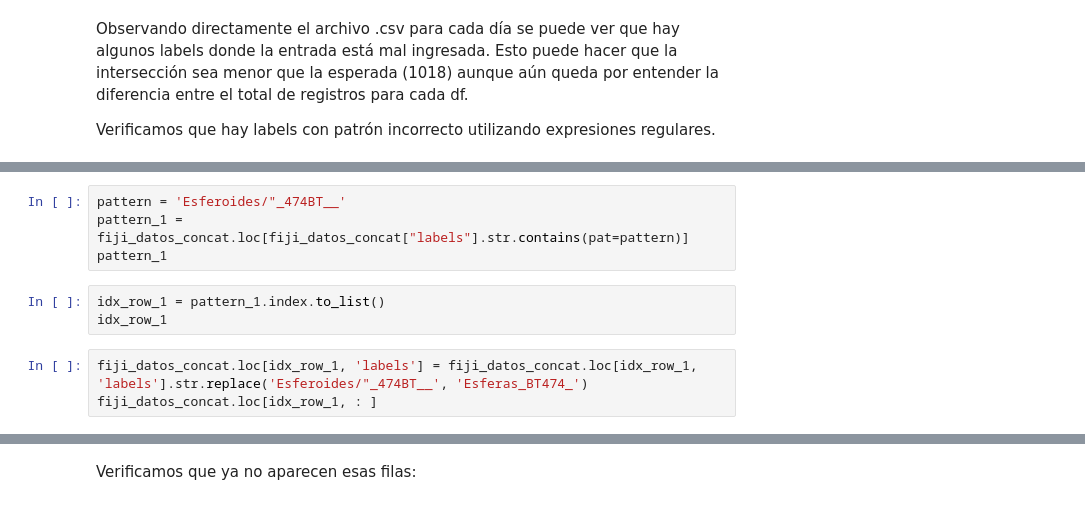
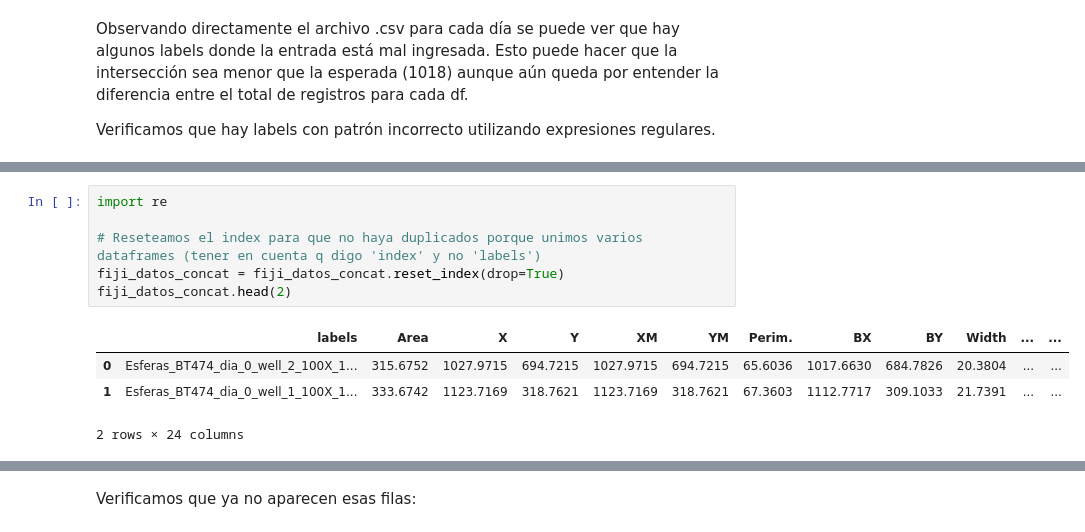
Before and after one commit to luciabarg/datos_tumoresferas, a Jupyter notebook: G2/2_EyCD_Clasificacion_Tumoresferas_Grupo2_revision_Lu.ipynb, the cells around one changed output, grey strips where cells are left out. Saved outputs shown, nothing was run; the diff lists cells and outputs as text.

```diff
--- a/G2/2_EyCD_Clasificacion_Tumoresferas_Grupo2_revision_Lu.ipynb
+++ b/G2/2_EyCD_Clasificacion_Tumoresferas_Grupo2_revision_Lu.ipynb
@@ -834,10 +832,11 @@ fiji_datos_concat.head()
-# %%
-pattern = 'Esferoides/"_474BT__'
-pattern_1 = fiji_datos_concat.loc[fiji_datos_concat["labels"].str.contains(pat=pattern)]
-pattern_1
-# %%
-idx_row_1 = pattern_1.index.to_list()
-idx_row_1
-# %%
-fiji_datos_concat.loc[idx_row_1, 'labels'] = fiji_datos_concat.loc[idx_row_1, 'labels'].str.replace('Esferoides/"_474BT__', 'Esferas_BT474_')
-fiji_datos_concat.loc[idx_row_1, : ]
+# %%
+import re
+
+# Reseteamos el index para que no haya duplicados porque unimos varios dataframes (tener en cuenta q digo 'index' y no 'labels')
+fiji_datos_concat = fiji_datos_concat.reset_index(drop=True)
+fiji_datos_concat.head(2)
+# %% [output]
+|  | labels | Area | X | Y | XM | YM | Perim. | BX | BY | Width | ... | ... |
+| 0 | Esferas_BT474_dia_0_well_2_100X_1... | 315.6752 | 1027.9715 | 694.7215 | 1027.9715 | 694.7215 | 65.6036 | 1017.6630 | 684.7826 | 20.3804 | ... | ... |
+| 1 | Esferas_BT474_dia_0_well_1_100X_1... | 333.6742 | 1123.7169 | 318.7621 | 1123.7169 | 318.7621 | 67.3603 | 1112.7717 | 309.1033 | 21.7391 | ... | ... |
+2 rows × 24 columns
```
Also changed, not shown: parts of 28 cells of this notebook.
